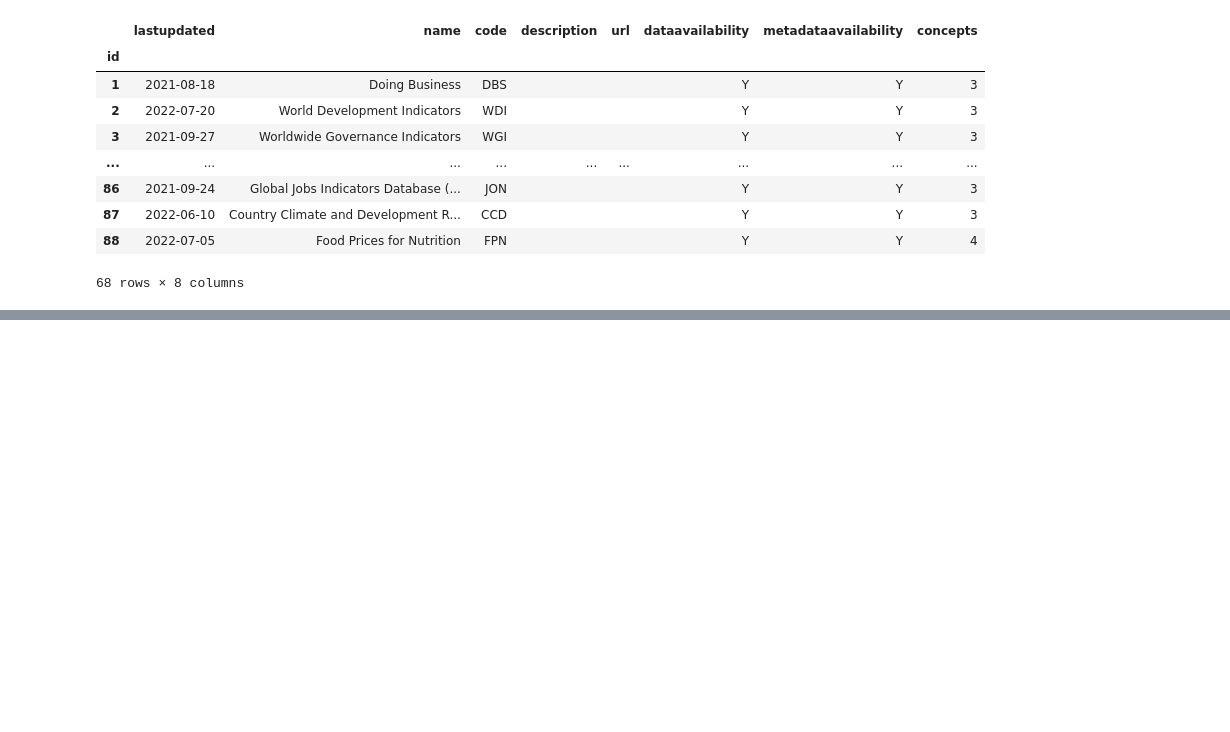
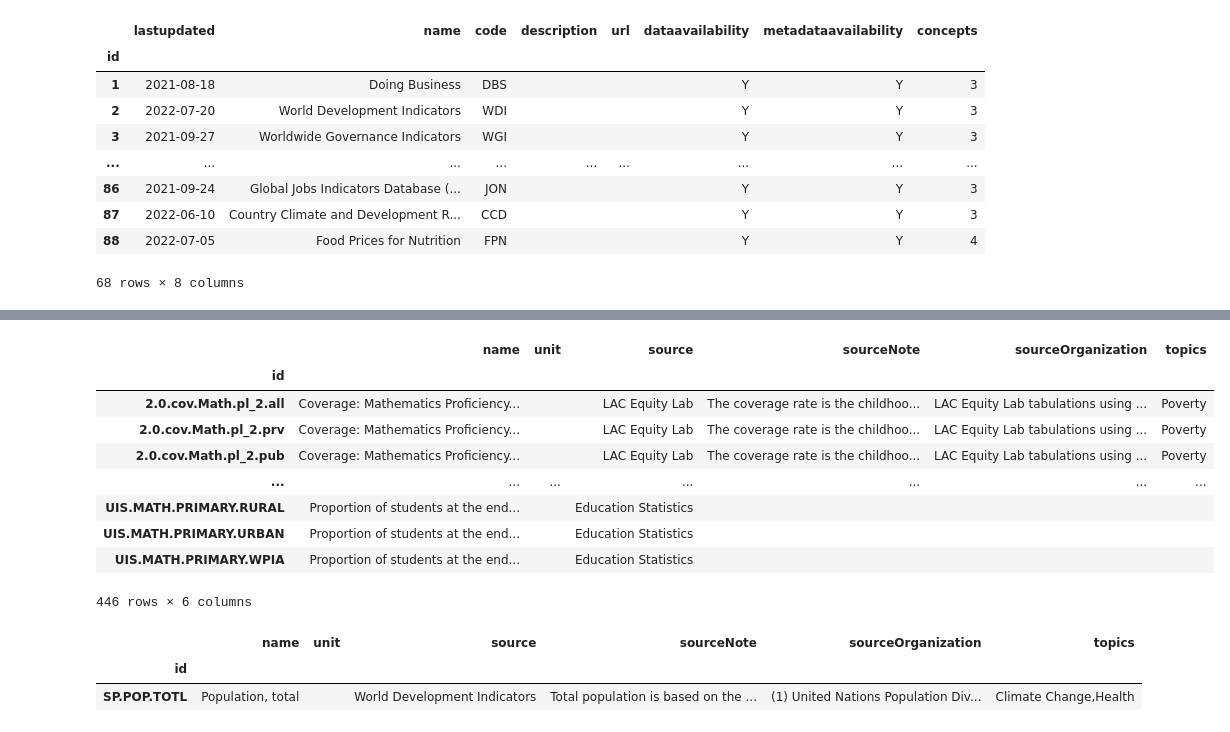
Before and after one commit to enginabdan/1_Github, a Jupyter notebook: 00_DATA_SCRAPE/05_Worl_Bank_Data_Scrap/World_Bank_Data_Scrap.ipynb, the cells around one changed output, grey strips where cells are left out. Saved outputs shown, nothing was run; the diff lists cells and outputs as text; code cells hidden in the pictures; blank space fills up the shorter version.

```diff
--- a/00_DATA_SCRAPE/05_Worl_Bank_Data_Scrap/World_Bank_Data_Scrap.ipynb
+++ b/00_DATA_SCRAPE/05_Worl_Bank_Data_Scrap/World_Bank_Data_Scrap.ipynb
@@ -33,0 +129,15 @@ wb.get_sources()
+# %%
+wb.search_indicators('mathematics')
+# wb.search_countries('mathematics')
+# wb.search_source('mathematics')
+# %% [output]
+|  | name | unit | source | sourceNote | sourceOrganization | topics |
+| id |  |  |  |  |  |  |
+| 2.0.cov.Math.pl_2.all | Coverage: Mathematics Proficiency... |  | LAC Equity Lab | The coverage rate is the childhoo... | LAC Equity Lab tabulations using ... | Poverty |
+| 2.0.cov.Math.pl_2.prv | Coverage: Mathematics Proficiency... |  | LAC Equity Lab | The coverage rate is the childhoo... | LAC Equity Lab tabulations using ... | Poverty |
+| 2.0.cov.Math.pl_2.pub | Coverage: Mathematics Proficiency... |  | LAC Equity Lab | The coverage rate is the childhoo... | LAC Equity Lab tabulations using ... | Poverty |
+| ... | ... | ... | ... | ... | ... | ... |
+| UIS.MATH.PRIMARY.RURAL | Proportion of students at the end... |  | Education Statistics |  |  |  |
+| UIS.MATH.PRIMARY.URBAN | Proportion of students at the end... |  | Education Statistics |  |  |  |
+| UIS.MATH.PRIMARY.WPIA | Proportion of students at the end... |  | Education Statistics |  |  |  |
+446 rows × 6 columns
@@ -33,0 +155,8 @@ wb.get_sources()
+# %%
+# Country and indicator description in non-English languages
+wb.options.language = 'en'
+wb.get_indicators('SP.POP.TOTL')
+# %% [output]
+|  | name | unit | source | sourceNote | sourceOrganization | topics |
+| id |  |  |  |  |  |  |
+| SP.POP.TOTL | Population, total |  | World Development Indicators | Total population is based on the ... | (1) United Nations Population Div... | Climate Change,Health |
```
Also changed, not shown: parts of 11 cells of this notebook.
